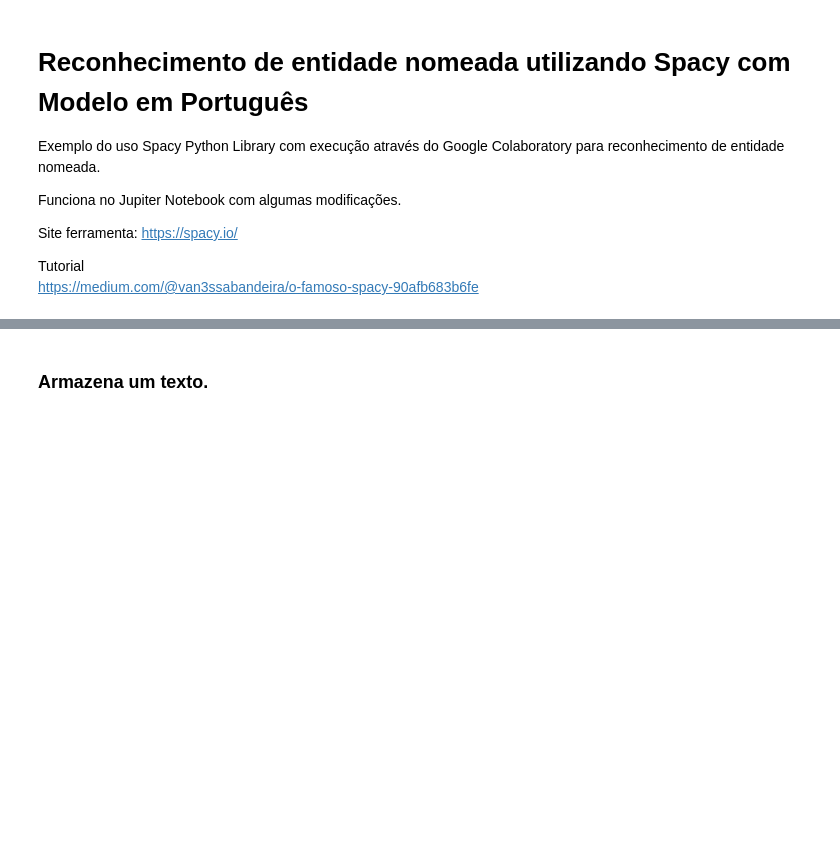
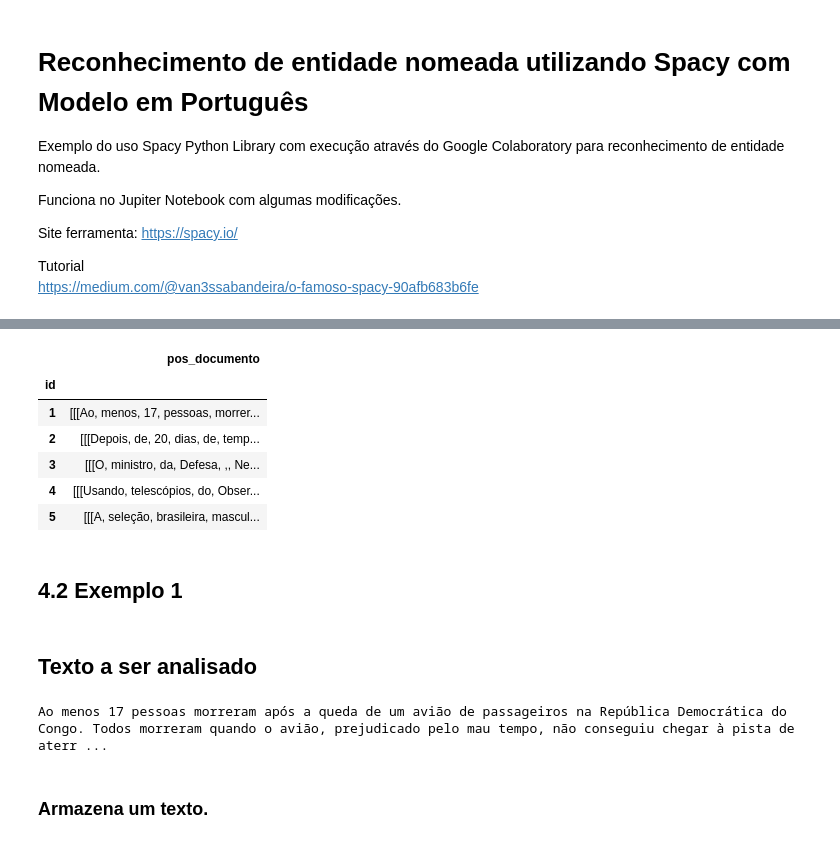
Before and after one commit to osmarbraz/sri, a Jupyter notebook: 4_NER_spaCy_v1.ipynb, the cells around one changed output, grey strips where cells are left out. Saved outputs shown, nothing was run; the diff lists cells and outputs as text; code cells hidden in the pictures; blank space fills up the shorter version.

```diff
--- a/4_NER_spaCy_v1.ipynb
+++ b/4_NER_spaCy_v1.ipynb
@@ -130,3 +470,30 @@ documento = u"Estou bem, mas não tenho certeza se viajarei para São Paulo aman
+# %%
+# Expecifica o(s) campo(s) indexado(s) e faz uma cópia da lista indexada
+df_dataset_pos_indexado = df_dataset_pos.set_index(["id"])
+df_dataset_pos_indexado.head()
+# %% [output]
+|  | pos_documento |
+| id |  |
+| 1 | [[[Ao, menos, 17, pessoas, morrer... |
+| 2 | [[[Depois, de, 20, dias, de, temp... |
+| 3 | [[[O, ministro, da, Defesa, ,, Ne... |
+| 4 | [[[Usando, telescópios, do, Obser... |
+| 5 | [[[A, seleção, brasileira, mascul... |
+# %% [markdown]
+## 4.2 Exemplo 1
+# %% [markdown]
+## Texto a ser analisado
+# %%
+# Recupera o primeiro documento
+documento = df_dataset['documento'][0]
+
+# Ou especifique diretamente um texto
+#documento = "O Brasil, um vasto país sul-americano, estende-se da Bacia Amazônica, no norte, até os vinhedos e as gigantescas Cataratas do Iguaçu, no sul. O Rio de Janeiro, simbolizado pela sua estátua de 38 metros de altura do Cristo Redentor, situada no topo do Corcovado, é famoso pelas movimentadas praias de Copacabana e Ipanema, bem como pelo imenso e animado Carnaval, com desfiles de carros alegóricos, fantasias extravagantes e samba."
+
+# Mostra o documento
+print(documento)
+# %% [output]
+Ao menos 17 pessoas morreram após a queda de um avião de passageiros na República Democrática do Congo. Todos morreram quando o avião, prejudicado pelo mau tempo, não conseguiu chegar à pista de aterr ...
 # %% [markdown]
 ### Armazena um texto.
 # %%
```
Also changed, not shown: parts of 97 cells of this notebook.
